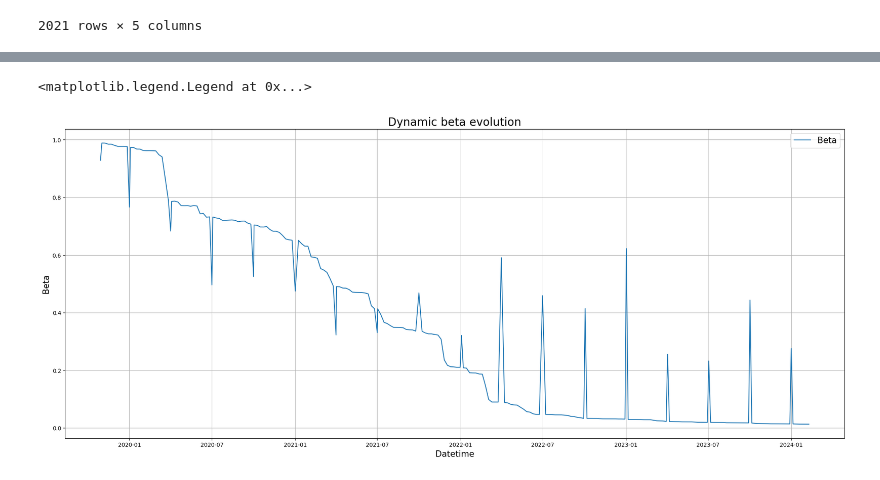
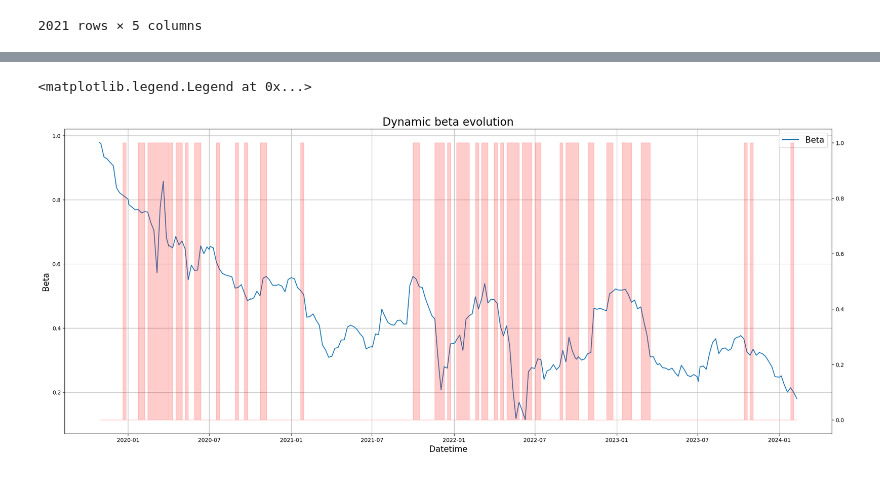
Before and after one commit to BaptisteZloch/Cross-Asset-Investment-Solutions, a Jupyter notebook: src/backtest_portoflio.ipynb, the cells around one changed output, grey strips where cells are left out. Cells and saved outputs as stored; diff of their text form; code cells hidden in the pictures.

```diff
--- a/src/backtest_portoflio.ipynb
+++ b/src/backtest_portoflio.ipynb
@@ -72,7 +65,7 @@ d
 
 bk_tester = Backtester(
     universe_returns=univ_obj.get_universe_returns(),
-    market_returns=universe["ETF_GROWTH"],
+    market_returns=universe["ETF_SPX"],
     benchmark_returns=bench_obj.benchmark_returns,
 )
 
@@ -81,7 +74,9 @@ ptf_and_bench, ptf_weights_equal_weight, regimes, metrics_df = bk_tester.run_bac
     allocation_type=AllocationMethodsEnum.EQUALLY_WEIGHTED,
     rebalance_frequency=RebalanceFrequencyEnum.QUARTER_START,
     market_regime_model=RegimeDetectionModels.HIDDEN_MARKOV_MODEL,
-    transaction_cost_by_securities={k: 0.001 for k in universe.columns},
+    transaction_cost_by_securities={k: 0.0015 for k in universe.columns},
+    bearish_leverage_by_securities={k: 1 for k in universe.columns},
+    bullish_leverage_by_securities={k: 1.1 for k in universe.columns},
     verbose=False,
 )
 # %% [output]
@@ -111,12 +101,21 @@ Information ratio annualized: 0.14
 # %%
 fig, ax = plt.subplots(1, 1, figsize=(25, 10))
 
+
 ax.plot(regimes.index,regimes.next_beta, label="Beta")
+ax_l = ax.twinx()
+ax_l.fill_between(
+    regimes.index,
+    regimes["Regime"],
+    alpha=0.2,
+    color="red",
+    step="pre",
+)
 ax.set_xlabel("Datetime", fontsize=15)
 ax.set_ylabel("Beta", fontsize=15)
 ax.set_title(f"Dynamic beta evolution", fontsize=20)
 ax.grid()
 ax.legend(fontsize=15)
 # %% [output]
 <matplotlib.legend.Legend at 0x...>
-[figure, old version]
+[figure, new version]
```
Also changed, not shown: parts of 3 cells of this notebook, 3 other files.
